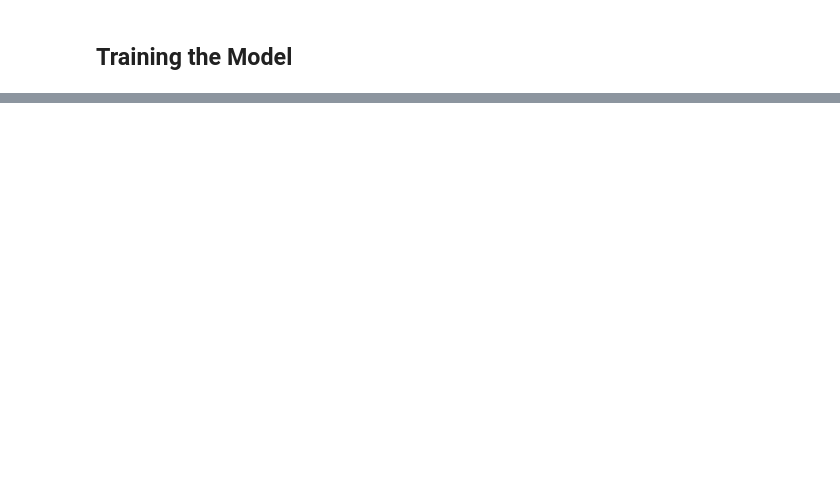
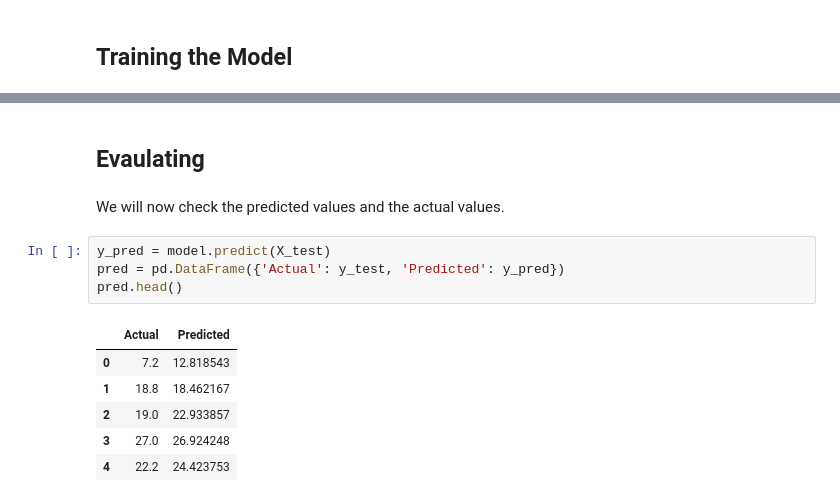
Before and after one commit to hwuiwon/predict-house-price, a Jupyter notebook: Predict_House_Price.ipynb, the cells around one changed output, grey strips where cells are left out. Cells and saved outputs as stored; diff of their text form; blank space fills up the shorter version.

```diff
--- a/Predict_House_Price.ipynb
+++ b/Predict_House_Price.ipynb
@@ -115,0 +129,15 @@ LinearRegression(copy_X=True, fit_intercept=True, n_jobs=None, normalize=False)
+# %% [markdown]
+## **Evaulating**
+# %% [markdown]
+We will now check the predicted values and the actual values.
+# %%
+y_pred = model.predict(X_test)
+pred = pd.DataFrame({'Actual': y_test, 'Predicted': y_pred})
+pred.head()
+# %% [output]
+|  | Actual | Predicted |
+| 0 | 7.2 | 12.818543 |
+| 1 | 18.8 | 18.462167 |
+| 2 | 19.0 | 22.933857 |
+| 3 | 27.0 | 26.924248 |
+| 4 | 22.2 | 24.423753 |
```
Also changed, not shown: parts of 11 cells of this notebook.
